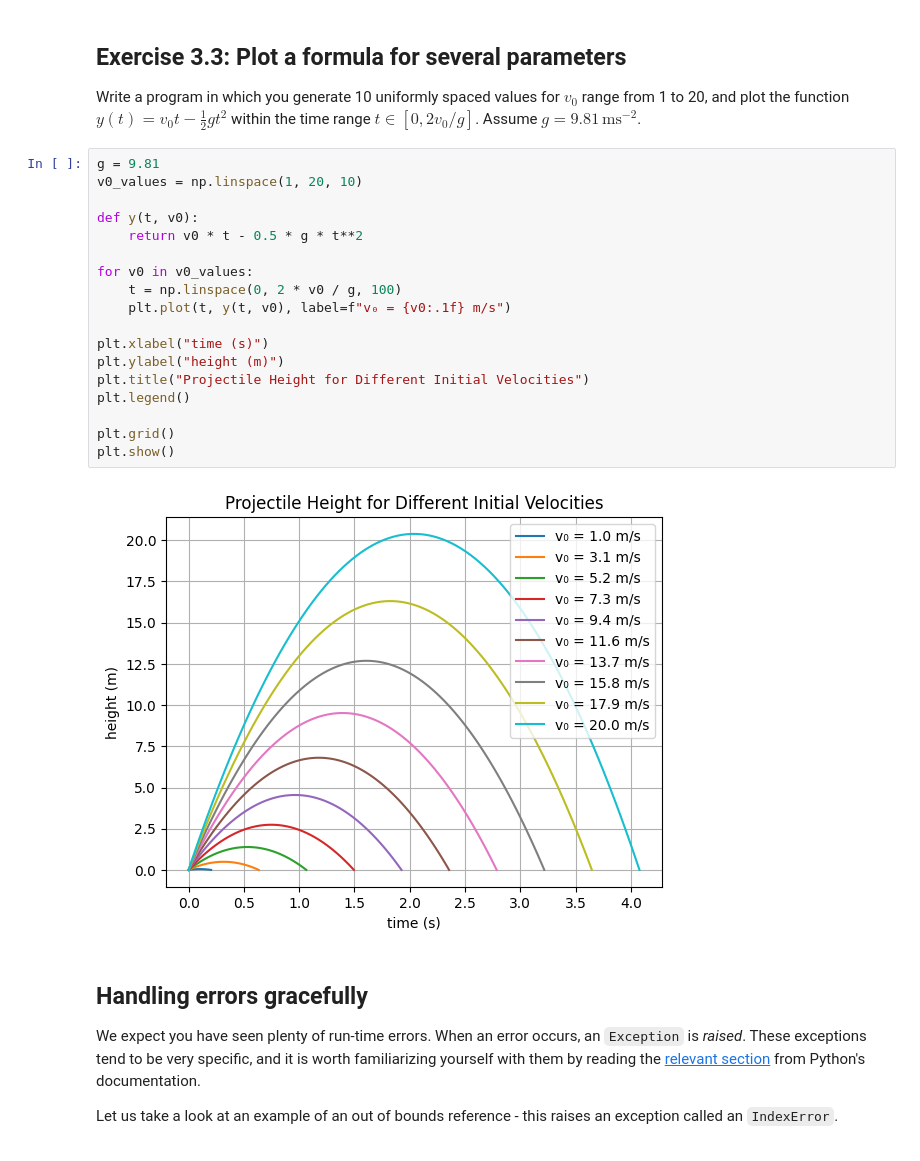
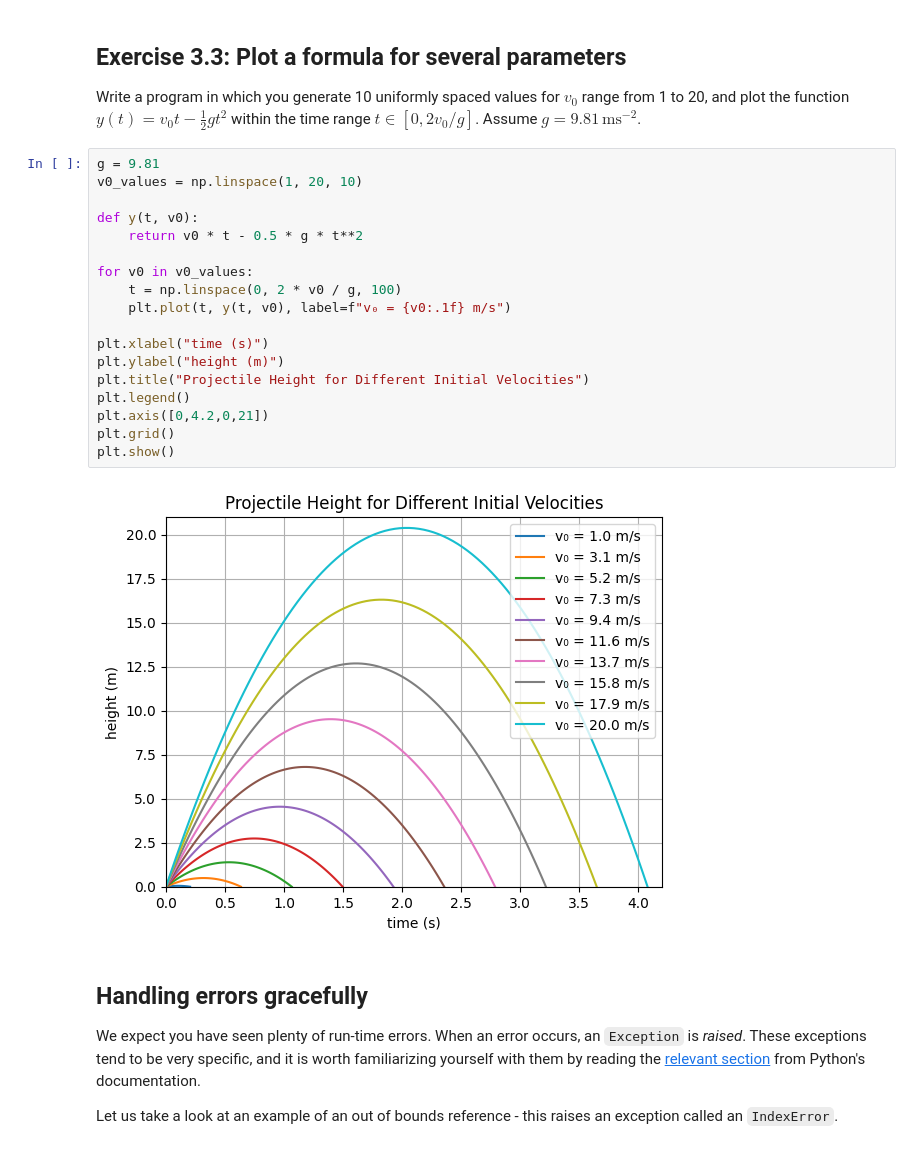
Before and after one commit to ada-3113482811/intro-to-python, a Jupyter notebook: lecture3/lecture3.ipynb, the cells around one changed output. Cells and saved outputs as stored; diff of their text form.

```diff
--- a/lecture3/lecture3.ipynb
+++ b/lecture3/lecture3.ipynb
@@ -149,23 +149,23 @@ Write a program in which you generate 10 uniformly spaced values for $v_0$ range
 # %%
 g = 9.81
 v0_values = np.linspace(1, 20, 10)
 
 def y(t, v0):
     return v0 * t - 0.5 * g * t**2
 
 for v0 in v0_values:
     t = np.linspace(0, 2 * v0 / g, 100)
     plt.plot(t, y(t, v0), label=f"v₀ = {v0:.1f} m/s")
 
 plt.xlabel("time (s)")
 plt.ylabel("height (m)")
 plt.title("Projectile Height for Different Initial Velocities")
 plt.legend()
-
+plt.axis([0,4.2,0,21])
 plt.grid()
 plt.show()
 # %% [output]
-[figure, old version]
+[figure, new version]
 # %% [markdown]
 ## Handling errors gracefully
 
```
Also changed, not shown: parts of 7 cells of this notebook.
